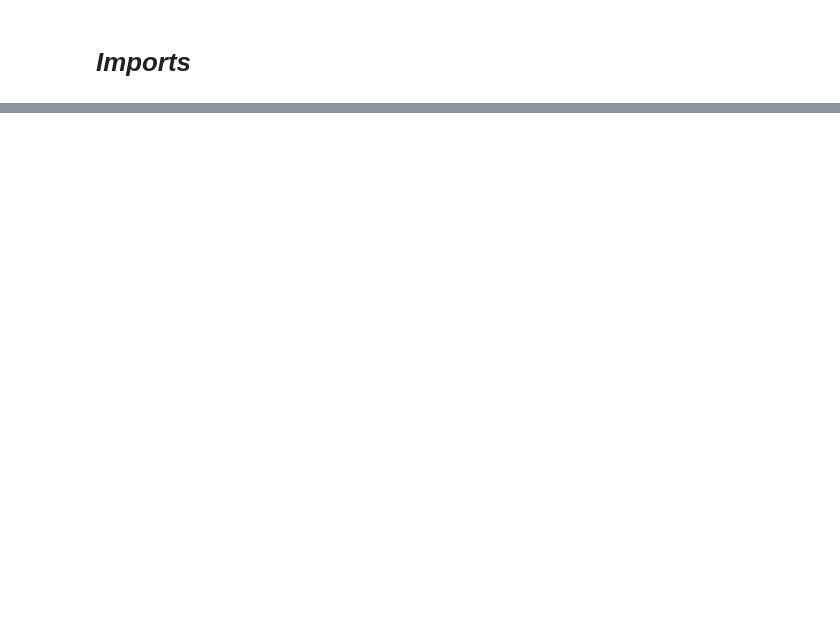
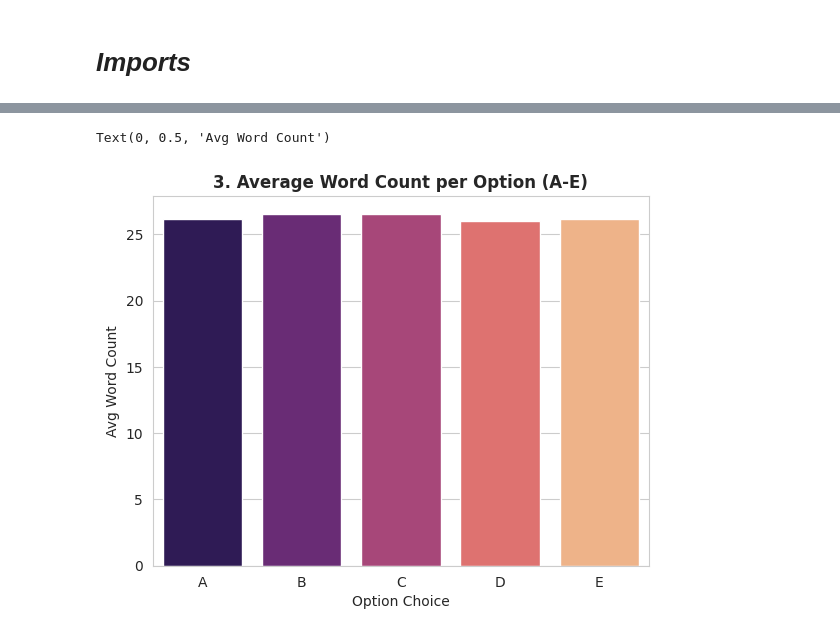
Before and after one commit to 23f2005181/DL-23f2005181-notebook-t22026, a Jupyter notebook: kaggle_notebook.ipynb, the cells around one changed output, grey strips where cells are left out. Cells and saved outputs as stored; diff of their text form; code cells hidden in the pictures; blank space fills up the shorter version.

```diff
--- a/kaggle_notebook.ipynb
+++ b/kaggle_notebook.ipynb
@@ -693,32 +26,0 @@ wandb: Find logs at: ./wandb/run-20260720_080324-gh2vfsuw/logs
-# %%
-# ── SBERT Submission ─────────────────────────────────────────
-sbert_test_preds = []
-
-for _, row in test_df.iterrows():
-    key = row['prompt'].strip().lower()
-
-    if key in train_lookup:
-        # Known → direct correct answer
-        ans  = train_lookup[key]
-        rest = [o for o in options if o != ans]
-        sbert_test_preds.append(f"{ans} {rest[0]} {rest[1]}")
-    else:
-        # Unknown → SBERT predict karo
-        scores = {}
-        for opt in options:
-            combined  = row['prompt'] + " [SEP] " + row[opt]
-            combo_emb = sbert.encode(combined, convert_to_numpy=True)
-            sims       = cosine_similarity([combo_emb], correct_embs)[0]
-            scores[opt] = float(sims.max())
-        ranked = sorted(scores, key=scores.get, reverse=True)
-        sbert_test_preds.append(' '.join(ranked[:3]))
-
-sbert_sub = pd.DataFrame({
-    'ID'        : test_df['id'],
-    'Prediction': sbert_test_preds
-})
-
-assert len(sbert_sub) == 500, "Row count error!"
-sbert_sub.to_csv('submission_sbert.csv', index=False)
-print("submission_sbert.csv saved!")
-print(sbert_sub.head())
@@ -1254,0 +140,10 @@ submission_bilstm.csv saved!
+# %%
+# Graph 3: Average Option Lengths Comparison
+option_lens = [train_df[opt].apply(lambda x: len(str(x).split())).mean() for opt in ['A', 'B', 'C', 'D', 'E']]
+sns.barplot(x=['A', 'B', 'C', 'D', 'E'], y=option_lens, palette='magma')
+plt.title("3. Average Word Count per Option (A-E)", fontsize=12, fontweight='bold')
+plt.xlabel("Option Choice")
+plt.ylabel("Avg Word Count")
+# %% [output]
+Text(0, 0.5, 'Avg Word Count')
+[figure, added]
```
Also changed, not shown: parts of 71 cells of this notebook.
